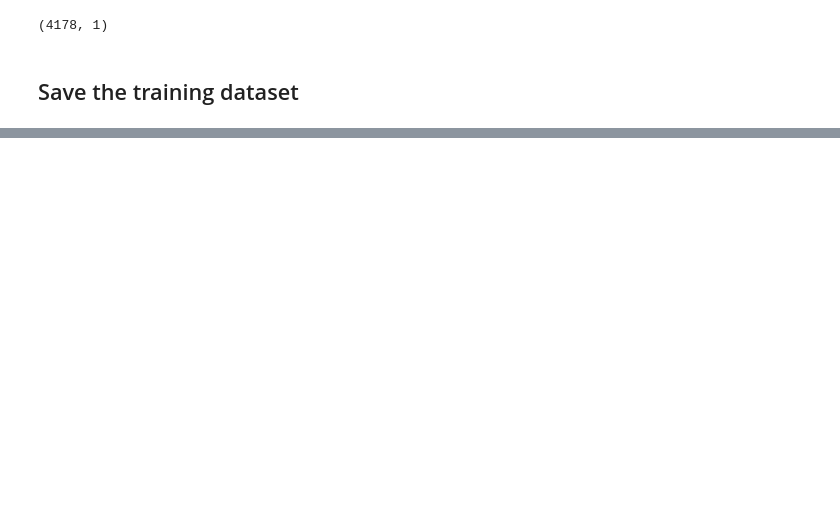
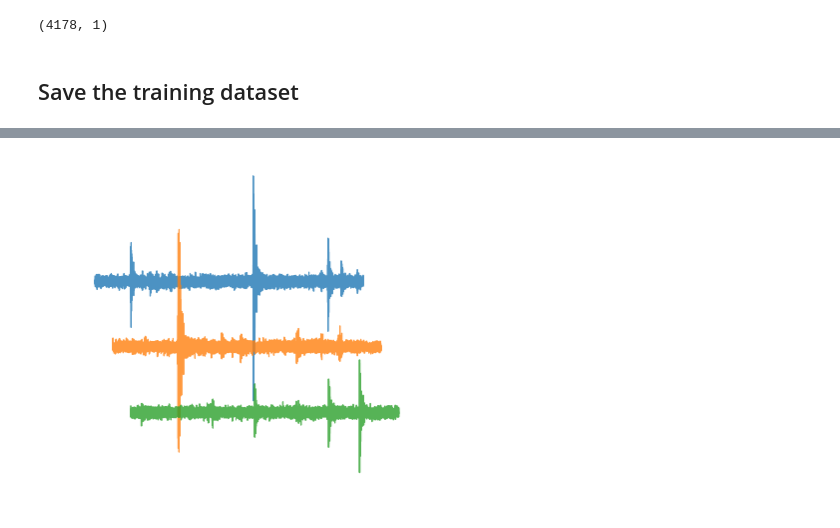
Before and after one commit to AndreaAmico/kaggle, a Jupyter notebook: LANL/notebooks/create_training_set.ipynb, the cells around one changed output, grey strips where cells are left out. Saved outputs shown, nothing was run; the diff lists cells and outputs as text; code cells hidden in the pictures; blank space fills up the shorter version.

```diff
--- a/LANL/notebooks/create_training_set.ipynb
+++ b/LANL/notebooks/create_training_set.ipynb
@@ -108,0 +159,25 @@ with h5py.File(f'{ROOT_PATH}/data/test_data.h5', "w") as out:
+# %%
+train_data_filename = f'{ROOT_PATH}/data/train_data_sorted.h5'
+
+with h5py.File(train_data_filename, 'r') as f:
+    X_train = f['X_train'][()]
+    y_train = f['y_train'][()]
+
+dev_data_filename = f'{ROOT_PATH}/data/dev_data_sorted.h5'
+with h5py.File(dev_data_filename, 'r') as f:
+    X_dev = f['X_dev'][()]
+    y_dev = f['y_dev'][()]
+
+X_train = X_train.reshape(X_train.shape[0], -1, 1)
+X_dev = X_dev.reshape(X_dev.shape[0], -1, 1)
+# %%
+xx = np.arange(X_dev[5,:15000].shape[0])
+
+fig, ax = plt.subplots(1, figsize=(6, 6))
+ax.plot(xx, X_dev[5,:15000]+50, alpha=0.8)
+ax.plot(xx+1000, X_dev[5,15000:30000], alpha=0.8)
+ax.plot(xx+2000, X_dev[5,30000:45000]-50, alpha=0.8)
+plt.axis('off')
+fig.savefig(f'{ROOT_PATH}\plots\signal.png', bbox_inches='tight', dpi=300)
+# %% [output]
+[figure, added]
```
Also changed, not shown: parts of 19 cells of this notebook, 11 other files.
